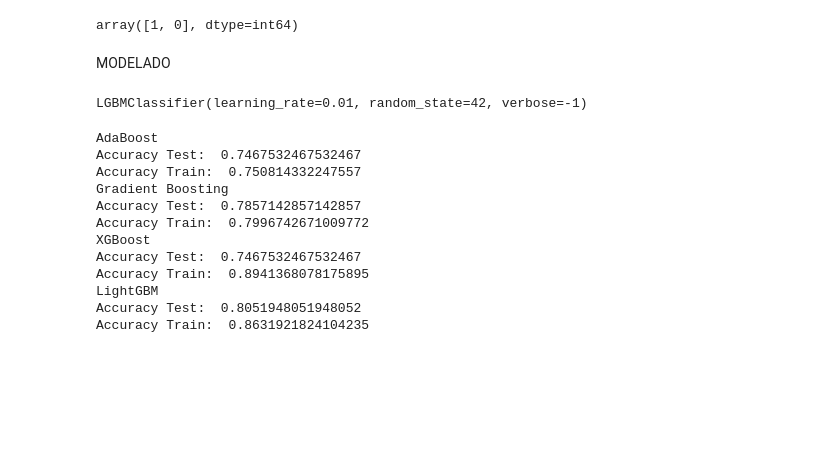
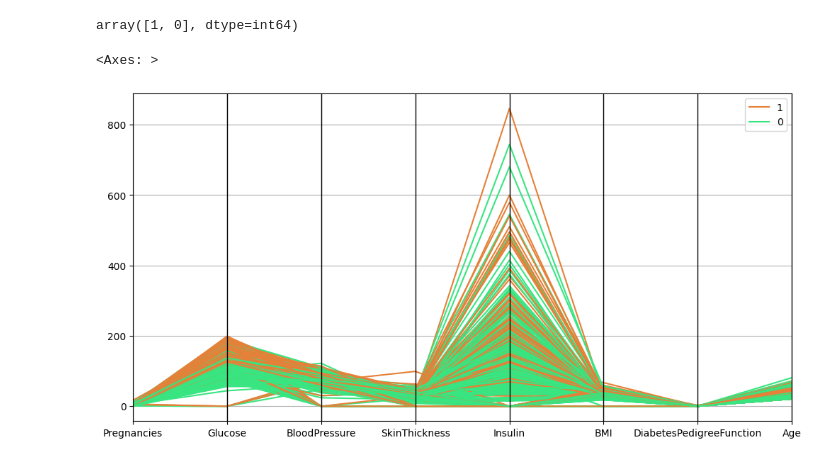
Before and after one commit to SebastianGH20/ML_WEB_APP_USING_FLASK, a Jupyter notebook: src/explore.ipynb, the cells around one changed output. Saved outputs shown, nothing was run; the diff lists cells and outputs as text; code cells hidden in the pictures; blank space fills up the shorter version.

```diff
--- a/src/explore.ipynb
+++ b/src/explore.ipynb
@@ -49,0 +26,3 @@ memory usage: 54.1 KB
+# %%
+data = pd.read_csv('https://raw.githubusercontent.com/4GeeksAcademy/decision-tree-project-tutorial/main/diabetes.csv')
+data.head()
@@ -63,3 +61,5 @@ dtype: int64
 # %%
-X = df.drop(["Outcome"], axis = 1)
-y = df["Outcome"]
+X = data.drop('Outcome', axis=1)
+y = data['Outcome']
+
+X_train, X_test, y_train, y_test = train_test_split(X, y, test_size=0.20, random_state=42)
@@ -84,22 +76,3 @@ X_train.head()
 y.unique()
 # %% [output]
 array([1, 0], dtype=int64)
-# %% [markdown]
-MODELADO
-# %%
-warnings.filterwarnings("ignore", category=FutureWarning)
-warnings.filterwarnings("ignore", category=UserWarning, module='xgboost')
-
-# modelos
-ada = AdaBoostClassifier(n_estimators=100, learning_rate=0.01, random_state=42)
-gb = GradientBoostingClassifier(n_estimators=100, learning_rate=0.01, random_state=42)
-xgb = XGBClassifier(n_estimators=100, learning_rate=0.01, random_state = 42, use_label_encoder=False, eval_metric='mlogloss')
-lgb = lgb.LGBMClassifier(n_estimators=100, learning_rate=0.01, random_state = 42,  verbose=-1)
-
-# entrenamiento
-ada.fit(X_train, y_train)
-gb.fit(X_train, y_train)
-xgb.fit(X_train, y_train)
-lgb.fit(X_train, y_train)
-# %% [output]
-LGBMClassifier(learning_rate=0.01, random_state=42, verbose=-1)
@@ -117,42 +79,9 @@ lgb_y_pred_train = lgb.predict(X_train)
-# %%
-# metricas
-ada_accuracy_test = accuracy_score(y_test, ada_y_pred_test)
-ada_accuracy_train = accuracy_score(y_train, ada_y_pred_train)
-
-gb_accuracy_test = accuracy_score(y_test, gb_y_pred_test)
-gb_accuracy_train = accuracy_score(y_train, gb_y_pred_train)
-
-xgb_accuracy_test = accuracy_score(y_test, xgb_y_pred_test)
-xgb_accuracy_train = accuracy_score(y_train, xgb_y_pred_train)
-
-lgb_accuracy_test = accuracy_score(y_test, lgb_y_pred_test)
-lgb_accuracy_train = accuracy_score(y_train, lgb_y_pred_train)
-
-print('AdaBoost')
-print("Accuracy Test: ", ada_accuracy_test)
-print("Accuracy Train: ", ada_accuracy_train)
-
-print('Gradient Boosting')
-print("Accuracy Test: ", gb_accuracy_test)
-print("Accuracy Train: ", gb_accuracy_train)
-
-print('XGBoost')
-print("Accuracy Test: ", xgb_accuracy_test)
-print("Accuracy Train: ", xgb_accuracy_train)
-
-print('LightGBM')
-print("Accuracy Test: ", lgb_accuracy_test)
-print("Accuracy Train: ", lgb_accuracy_train)
-# %% [output]
-AdaBoost
-Accuracy Test:  0.7467532467532467
-Accuracy Train:  0.750814332247557
-Gradient Boosting
-Accuracy Test:  0.7857142857142857
-Accuracy Train:  0.7996742671009772
-XGBoost
-Accuracy Test:  0.7467532467532467
-Accuracy Train:  0.8941368078175895
-LightGBM
-Accuracy Test:  0.8051948051948052
-Accuracy Train:  0.8631921824104235
+# %%
+total_data = X
+total_data["Name"] = y
+
+plt.figure(figsize=(12, 6))
+pd.plotting.parallel_coordinates(total_data, "Name", color = ("#E58139", "#39E581", "#8139E5"))
+# %% [output]
+<Axes: >
+[figure, added]
```
Also changed, not shown: parts of 23 cells of this notebook, 3 other files.
